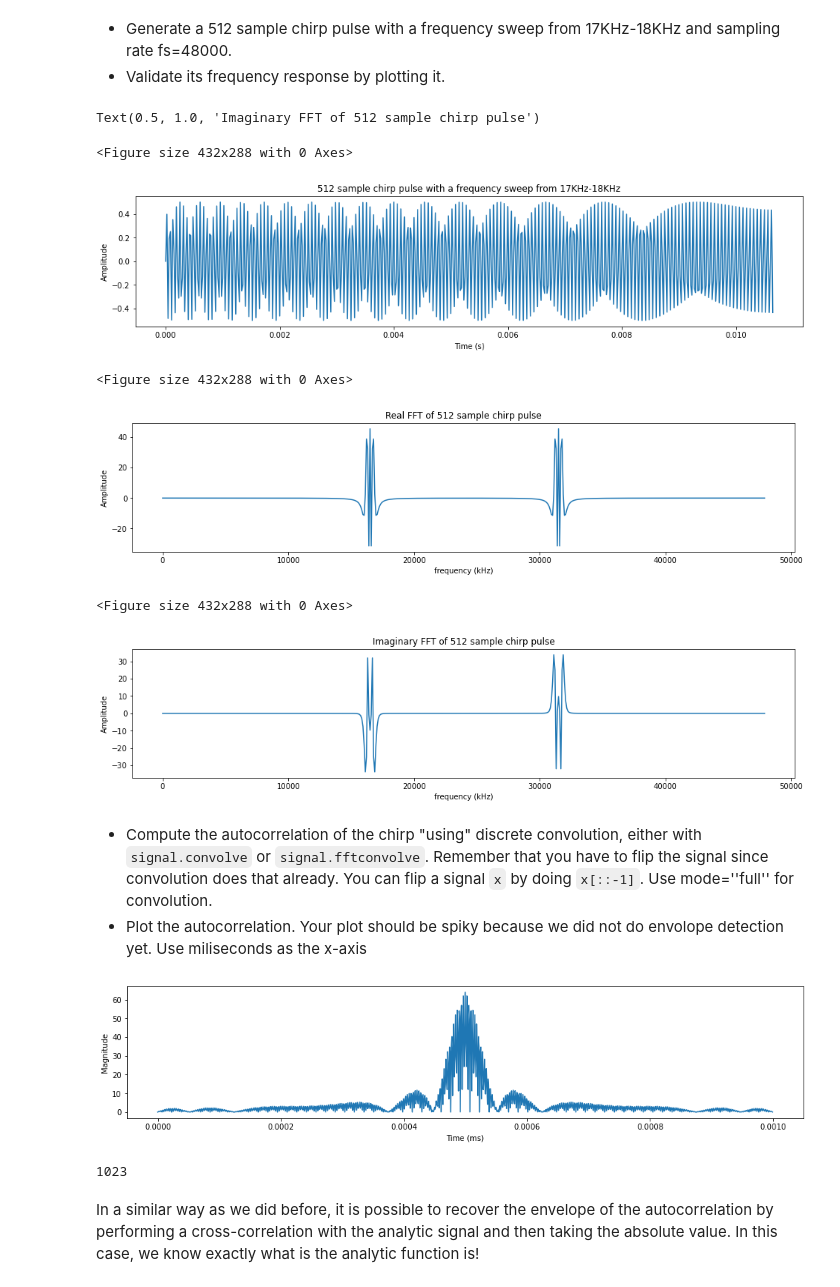
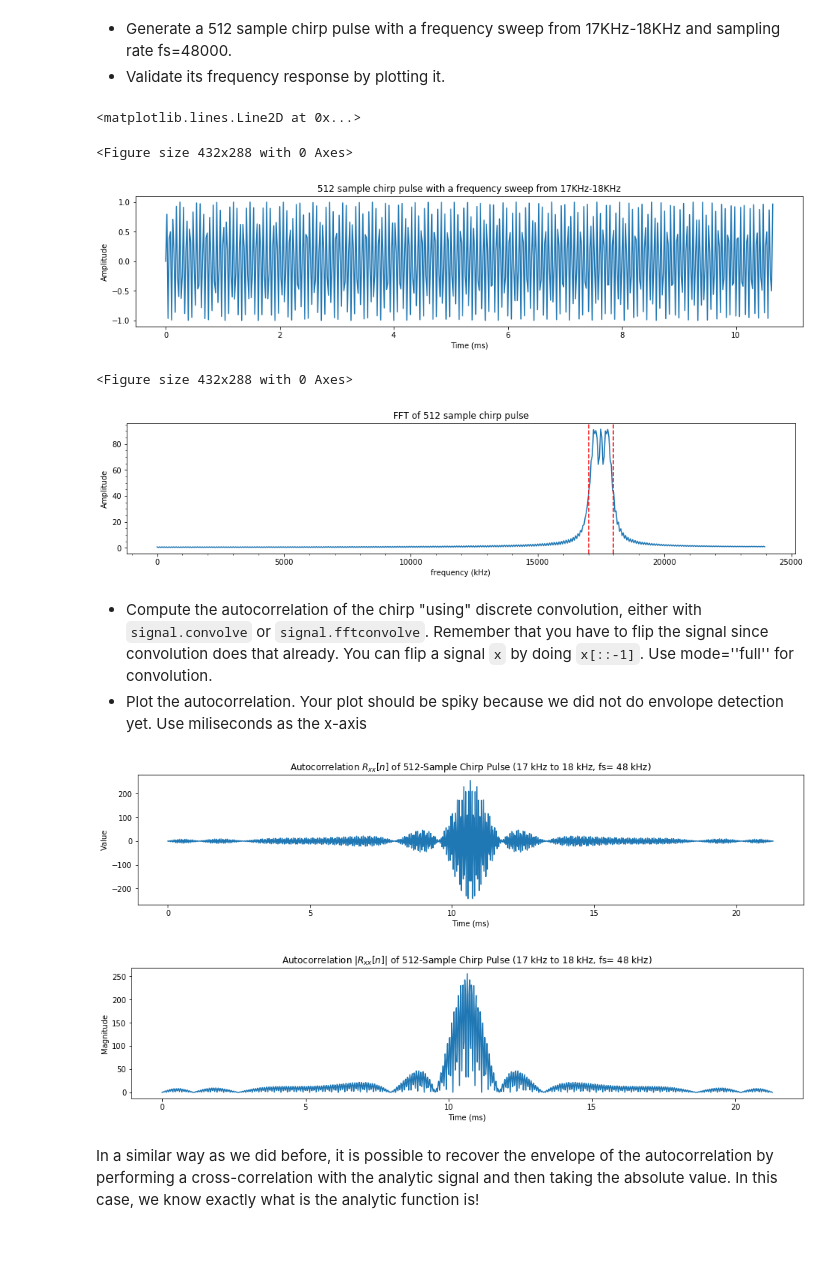
Before and after one commit to EricNRodriguez/ELEC3305_sonar, a Jupyter notebook: sonarpackage/TimeDomain-Sonar.ipynb, the cells around one changed output. Cells and saved outputs as stored; diff of their text form; code cells hidden in the pictures; blank space fills up the shorter version.

```diff
--- a/sonarpackage/TimeDomain-Sonar.ipynb
+++ b/sonarpackage/TimeDomain-Sonar.ipynb
@@ -360,12 +360,10 @@ The chirp has a very nice property that its auto-correlation is very narrow. Sin
 * Validate its frequency response by plotting it.
 # %%
 ## Your beautiful code here:
-
-# set params
-
 # Sampling rate and points
 n = 512
 fs = 48000
+T = n/fs
 # Frequency sweep variables
 f_initial = 17000
 f_final = 18000
@@ -374,20 +372,21 @@ f_final = 18000
 tAxis = np.r_[0:n/fs:1/fs]
 
 # generate chip signal
-f_of_t = ((f_initial - f_final)/(2 *(n/fs)))*tAxis + f_initial
-s_chirp = 0.5*np.sin(2*np.pi*f_of_t*tAxis)
+f_of_t = (f_final - f_initial)/(2*T)*tAxis + f_initial # m*t + f0
+phi_of_t = 2*np.pi*f_of_t*tAxis # m*t^2 + f0
+s_chirp = np.sin(phi_of_t)
 
 # generate frequency response of chirp
-chirpfft = np.fft.fft(s_chirp, n)
-freqResponse = np.r_[0:n]*(fs/n)
+w, chirpfft = signal.freqz(s_chirp, worN=n)
+freqResponse = np.r_[0:n]/(2*T)
 
 
 # plot the signal
 plt.figure()
 width, height = figaspect(0.2)
 fig = figure(figsize=(width,height))
-plt.plot(tAxis, s_chirp)
-plt.xlabel( "Time (s)" )
+plt.plot(tAxis*1000, s_chirp)
+plt.xlabel( "Time (ms)" )
 plt.ylabel( "Amplitude" )
 plt.title("512 sample chirp pulse with a frequency sweep from 17KHz-18KHz")
 
@@ -396,27 +395,22 @@ plt.title("512 sample chirp pulse with a frequency sweep from 17KHz-18KHz")
 plt.figure()
 width, height = plt.figaspect(0.2)
 fig = plt.figure(figsize=(width,height))
-plt.plot(freqResponse,chirpfft.real)
+#plt.plot(freqResponse,chirpfft.real)
+#plt.plot(freqResponse,chirpfft.imag)
+plt.plot(freqResponse,abs(chirpfft))
+#plt.legend(["Real","Imaginary","Magnitude"])
 plt.xlabel("frequency (kHz)")
 plt.ylabel("Amplitude")
-plt.title("Real FFT of 512 sample chirp pulse")
-
-# Plot the FFT of the signal
-plt.figure()
-width, height = plt.figaspect(0.2)
-fig = plt.figure(figsize=(width,height))
-plt.plot(freqResponse,chirpfft.imag)
-plt.xlabel("frequency (kHz)")
-plt.ylabel("Amplitude")
-plt.title("Imaginary FFT of 512 sample chirp pulse")
+plt.title("FFT of 512 sample chirp pulse")
+plt.minorticks_on()
+axvline(x=f_initial, color='r', linestyle='--')
+axvline(x=f_final, color='r', linestyle='--')
 # %% [output]
-Text(0.5, 1.0, 'Imaginary FFT of 512 sample chirp pulse')
+<matplotlib.lines.Line2D at 0x...>
 <Figure size 432x288 with 0 Axes>
-[figure, old version]
+[figure, new version]
 <Figure size 432x288 with 0 Axes>
-[figure, old version]
+[figure, new version]
-<Figure size 432x288 with 0 Axes>
-[figure, removed]
 # %% [markdown]
 
 * Compute the autocorrelation of the chirp "using" discrete convolution, either with `signal.convolve` or `signal.fftconvolve`. Remember that you have to flip the signal since convolution does that already. You can flip a signal `x` by doing `x[::-1]`. Use mode=''full'' for convolution.
@@ -424,30 +418,34 @@ Text(0.5, 1.0, 'Imaginary FFT of 512 sample chirp pulse')
 # %%
 ## Your fantastic code here:
 
 # Flip the signal as instructed
 s_chirp_flipped = s_chirp[::-1]
 
 # Compute the autocorrelate of chirp using discrete convolution
 s_chirp_autocorrelate = signal.convolve(s_chirp, s_chirp_flipped, mode='full', method='auto')
 # Determine size of s_chirp_autocorrelate
 size = s_chirp_autocorrelate.size
 # Create new t axis for autocorrelation
-tAxisAutocorrelate = np.r_[0:size] / (1000*size)
+tAxisAutocorrelate = np.r_[0:size] * 1000 / fs
 
 
 # Plot the autocorrelation
 width, height = plt.figaspect(0.2)
 fig = plt.figure(figsize=(width,height))
+plt.plot(tAxisAutocorrelate, s_chirp_autocorrelate)
+plt.xlabel('Time (ms)')
+plt.ylabel('Value')
+plt.title('Autocorrelation $R_{xx}[n]$ of 512-Sample Chirp Pulse (17 kHz to 18 kHz, fs= 48 kHz)')
+plt.show()
+fig = plt.figure(figsize=(width,height))
 plt.plot(tAxisAutocorrelate, np.abs(s_chirp_autocorrelate))
 plt.xlabel('Time (ms)')
 plt.ylabel('Magnitude')
+plt.title('Autocorrelation $|R_{xx}[n]|$ of 512-Sample Chirp Pulse (17 kHz to 18 kHz, fs= 48 kHz)')
 plt.show()
 # %% [output]
-[figure, old version]
+[figure, new version]
+[figure, added]
-# %%
-size
-# %% [output]
-1023
 # %% [markdown]
 In a similar way as we did before, it is possible to recover the envelope of the autocorrelation by performing a cross-correlation with the analytic signal and then taking the absolute value. In this case, we know exactly what is the analytic function is!
 # %% [markdown]
```
Also changed, not shown: parts of 16 cells of this notebook.
